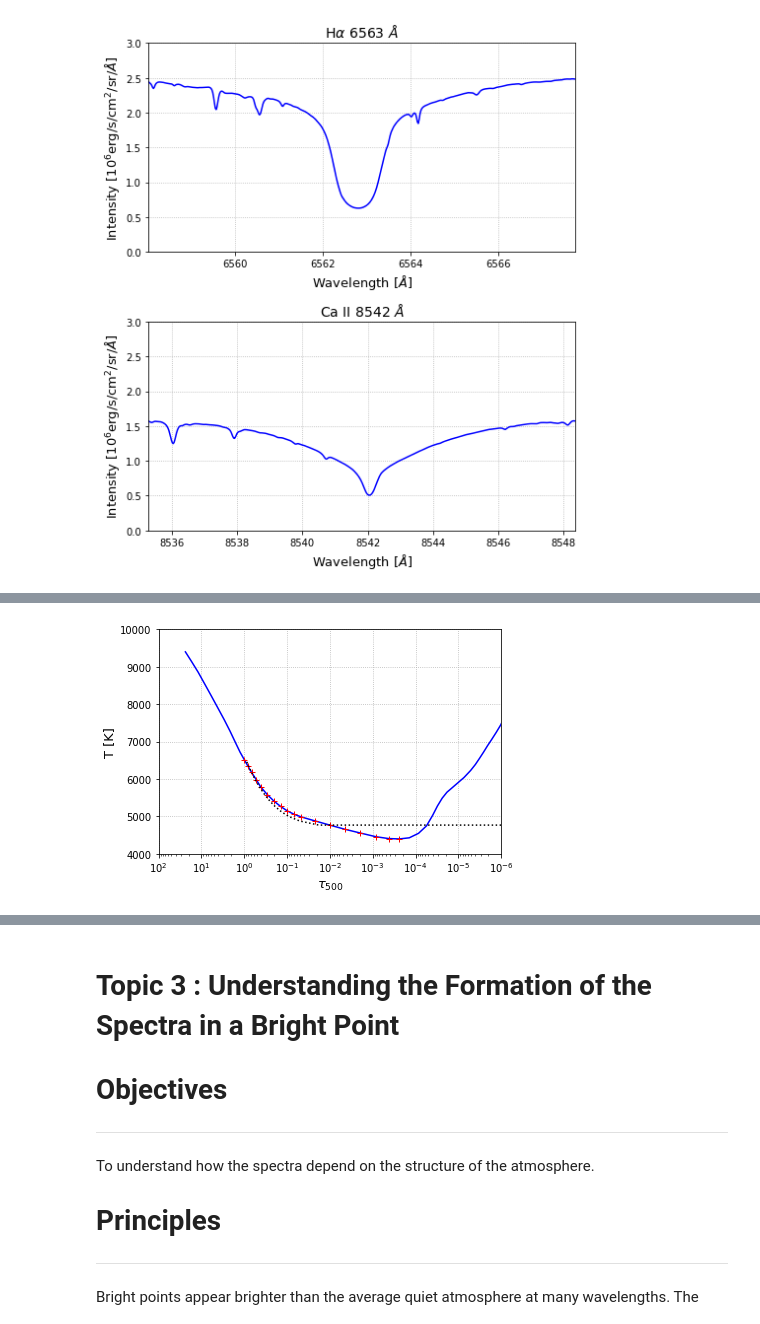
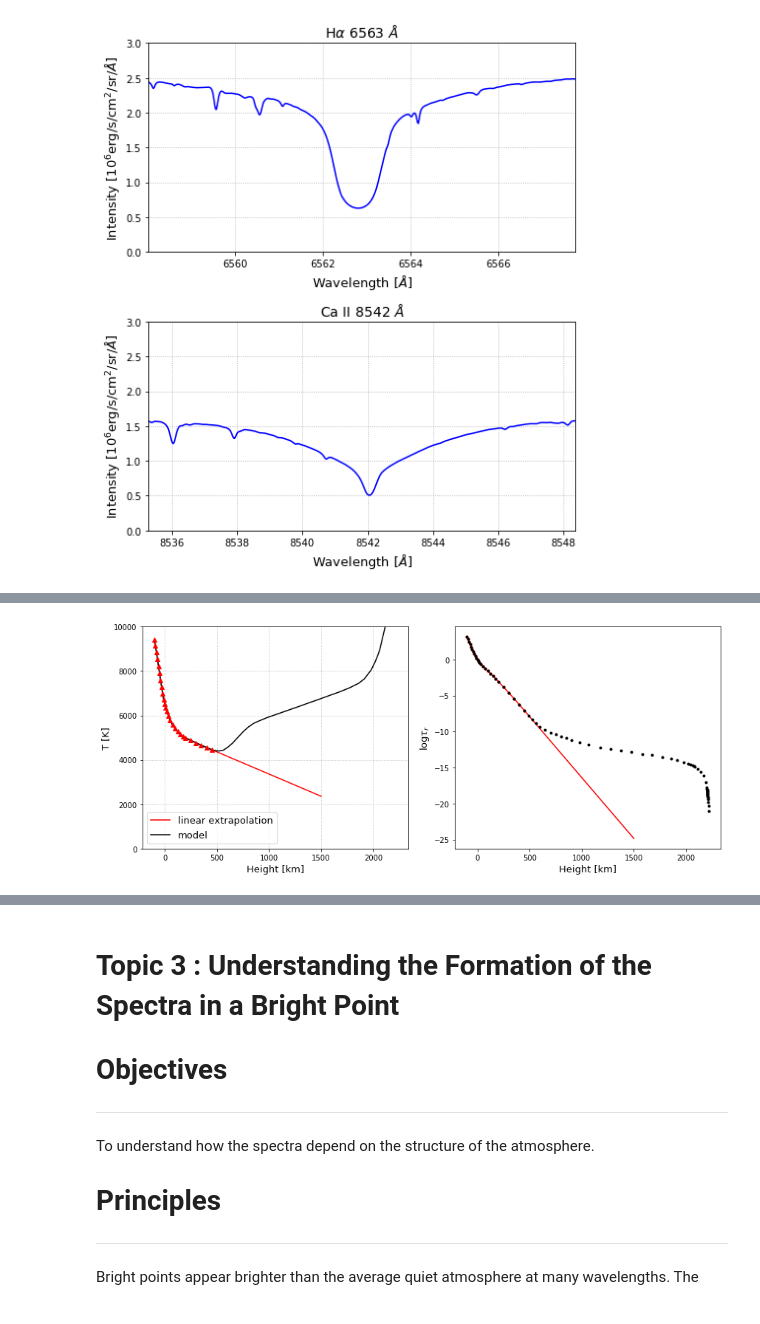
Before and after one commit to guidesk/lab2, a Jupyter notebook: lab_project_2.ipynb, the cells around one changed output, grey strips where cells are left out. Cells and saved outputs as stored; diff of their text form; code cells hidden in the pictures.

```diff
--- a/lab_project_2.ipynb
+++ b/lab_project_2.ipynb
@@ -299,26 +324,52 @@ for i in fit_range:
-# %%
-# Draw the extrapolation graph
-fit_range = range(52,70)
-EB_extrapolation(TEMPERATURE, TAU_500, 4250, fit_range)
-
-# set figures
-fig, ax = plt.subplots(1,1)
-fsize = 13 #font size
-
-ax.plot(TAU_500, TEMPERATURE, 'b')
-ax.plot(TAU_500[fit_range], TEMPERATURE[fit_range], 'r+')
-ax.plot(tau_fit, TEMPERATURE[fit_range], 'k:')
-ax.set_xlim(1e2, 1e-6)
-ax.set_ylim(4e3, 1e4)
-ax.set_xlabel(r'$\tau_{500}$', fontsize=fsize)
-ax.set_ylabel('T [K]', fontsize=fsize)
-ax.set_xscale('log')
-ax.grid(ls=':')
-
-fig.tight_layout()
-#plt.savefig('.pdf', format='pdf', dpi=1000)
-plt.show()
-# %% [output]
-[figure, removed]
+# %%
+# Linear Extrapolation the region under the 4400 K, which is the minimum temperature of model!
+
+from scipy.interpolate import interp1d
+
+x = HEIGHTS[54:80]
+y = TEMPERATURE[54:80]
+temp_extpol = interp1d(x, y, fill_value='extrapolate')
+# %%
+# Draw the extrapolation graphs.
+
+# set figures
+fig, ax = plt.subplots(1, 2, figsize=(12,5))
+tsize = 14 #title size
+fsize = 13 #font size
+
+h_new = np.linspace(-100,1500,300)
+
+ax[0].plot(h_new,temp_extpol(h_new), 'r-', label='linear extrapolation')
+ax[0].plot(HEIGHTS, TEMPERATURE, 'k', label='model')
+ax[0].plot(HEIGHTS[54:80], TEMPERATURE[54:80],'r^')
+
+ax[0].set_xlabel('Height [km]', fontsize=fsize)
+ax[0].set_ylabel('T [K]', fontsize=fsize)
+ax[0].set_ylim(0,1e4)
+ax[0].legend(fontsize=fsize)
+ax[0].grid(ls=':')
+
+#%%
+new_TEMP = temp_i(h_new)
+
+#%%
+x = HEIGHTS[54:80]
+y = TAU_500[54:80]
+tau500_i = interp1d(x, np.log(y), fill_value='extrapolate')
+
+ax[1].plot(h_new,tau500_i(h_new),'r-')
+ax[1].plot(x,np.log(y),'r.')
+ax[1].plot(HEIGHTS,np.log(TAU_500),'k.')
+
+ax[1].set_xlabel('Height [km]', fontsize=fsize)
+ax[1].set_ylabel(r'$\tau_{r}$', fontsize=fsize)
+ax[1].set_yscale('log')
+ax[1].grid(ls=':')
+
+fig.tight_layout()
+#plt.savefig('.pdf', format='pdf', dpi=1000)
+plt.show()
+# %% [output]
+[figure, added]
 # %%
 # Draw height z and optical depth t_r
```
Also changed, not shown: parts of 11 cells of this notebook.
